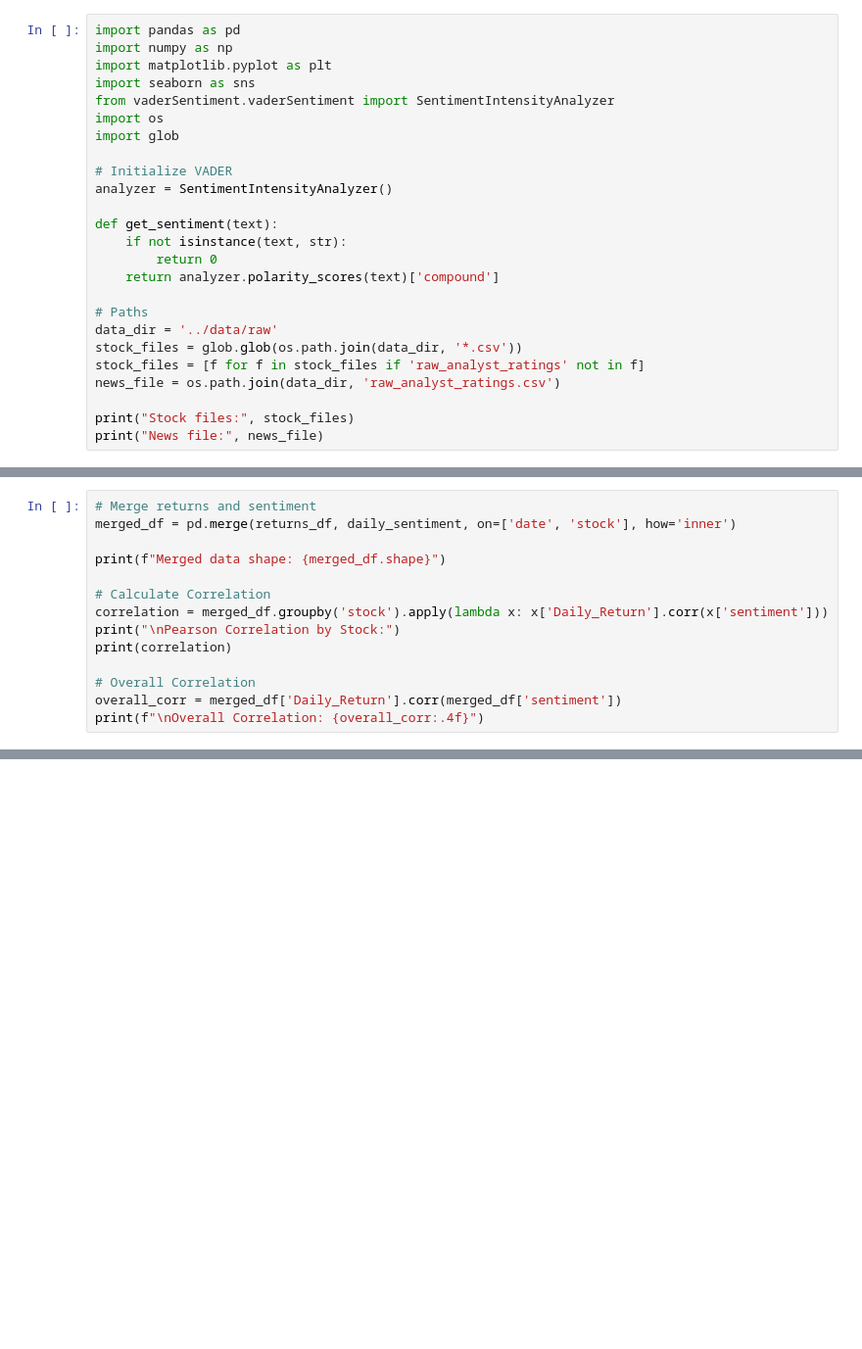
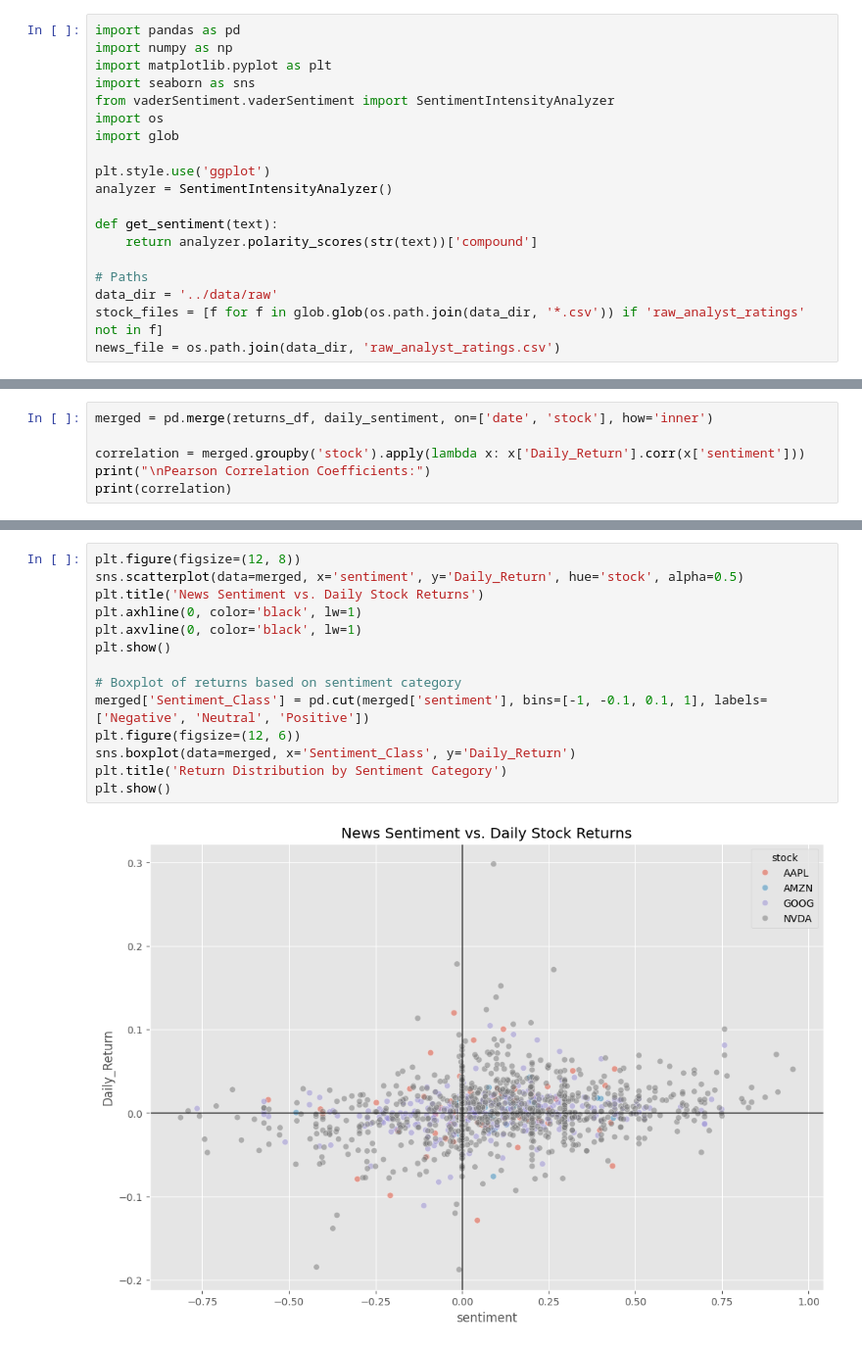
Before and after one commit to elu-di/news-sentiment-analysis, a Jupyter notebook: notebooks/task3_correlation_analysis.ipynb, the cells around one changed output, grey strips where cells are left out. Shown at 98% size. Cells and saved outputs as stored; diff of their text form; blank space fills up the shorter version.

Commit message:
Enhance Tasks 2 & 3 with advanced analysis and lag correlation

```diff
--- a/notebooks/task3_correlation_analysis.ipynb
+++ b/notebooks/task3_correlation_analysis.ipynb
@@ -9,19 +10,13 @@ from vaderSentiment.vaderSentiment import SentimentIntensityAnalyzer
 import os
 import glob
 
-# Initialize VADER
+plt.style.use('ggplot')
 analyzer = SentimentIntensityAnalyzer()
 
 def get_sentiment(text):
-    if not isinstance(text, str):
-        return 0
-    return analyzer.polarity_scores(text)['compound']
+    return analyzer.polarity_scores(str(text))['compound']
 
 # Paths
 data_dir = '../data/raw'
-stock_files = glob.glob(os.path.join(data_dir, '*.csv'))
-stock_files = [f for f in stock_files if 'raw_analyst_ratings' not in f]
+stock_files = [f for f in glob.glob(os.path.join(data_dir, '*.csv')) if 'raw_analyst_ratings' not in f]
 news_file = os.path.join(data_dir, 'raw_analyst_ratings.csv')
-
-print("Stock files:", stock_files)
-print("News file:", news_file)
@@ -115,15 +72,7 @@ Daily sentiment sample:
 # %%
-# Merge returns and sentiment
-merged_df = pd.merge(returns_df, daily_sentiment, on=['date', 'stock'], how='inner')
+merged = pd.merge(returns_df, daily_sentiment, on=['date', 'stock'], how='inner')
 
-print(f"Merged data shape: {merged_df.shape}")
-
-# Calculate Correlation
-correlation = merged_df.groupby('stock').apply(lambda x: x['Daily_Return'].corr(x['sentiment']))
-print("\nPearson Correlation by Stock:")
+correlation = merged.groupby('stock').apply(lambda x: x['Daily_Return'].corr(x['sentiment']))
+print("\nPearson Correlation Coefficients:")
 print(correlation)
-
-# Overall Correlation
-overall_corr = merged_df['Daily_Return'].corr(merged_df['sentiment'])
-print(f"\nOverall Correlation: {overall_corr:.4f}")
 # %% [output]
@@ -164,0 +107,16 @@ Passing `palette` without assigning `hue` is deprecated and will be removed in v
+# %%
+plt.figure(figsize=(12, 8))
+sns.scatterplot(data=merged, x='sentiment', y='Daily_Return', hue='stock', alpha=0.5)
+plt.title('News Sentiment vs. Daily Stock Returns')
+plt.axhline(0, color='black', lw=1)
+plt.axvline(0, color='black', lw=1)
+plt.show()
+
+# Boxplot of returns based on sentiment category
+merged['Sentiment_Class'] = pd.cut(merged['sentiment'], bins=[-1, -0.1, 0.1, 1], labels=['Negative', 'Neutral', 'Positive'])
+plt.figure(figsize=(12, 6))
+sns.boxplot(data=merged, x='Sentiment_Class', y='Daily_Return')
+plt.title('Return Distribution by Sentiment Category')
+plt.show()
+# %% [output]
+[figure, added]
```
Also changed, not shown: parts of 18 cells of this notebook, 7 other files.
